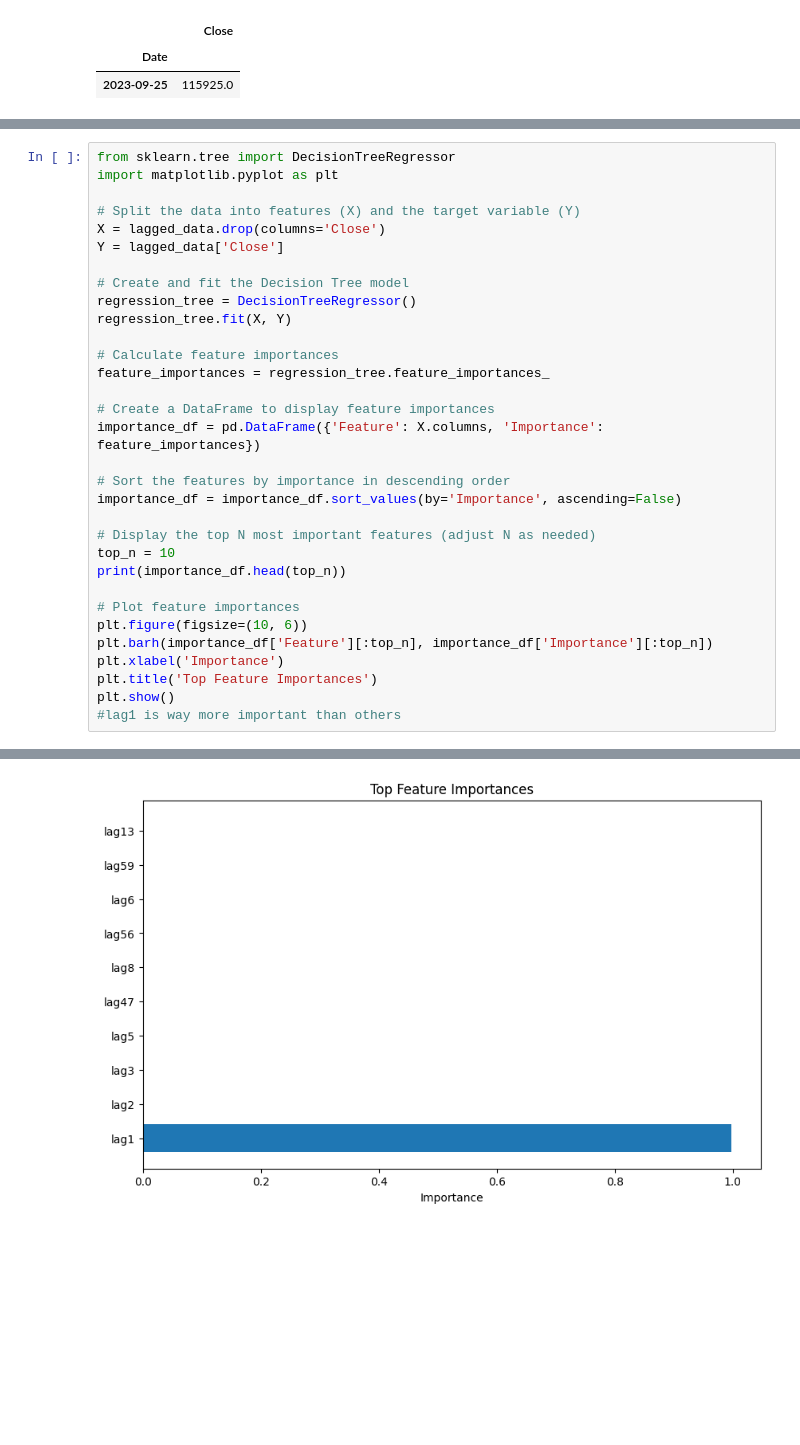
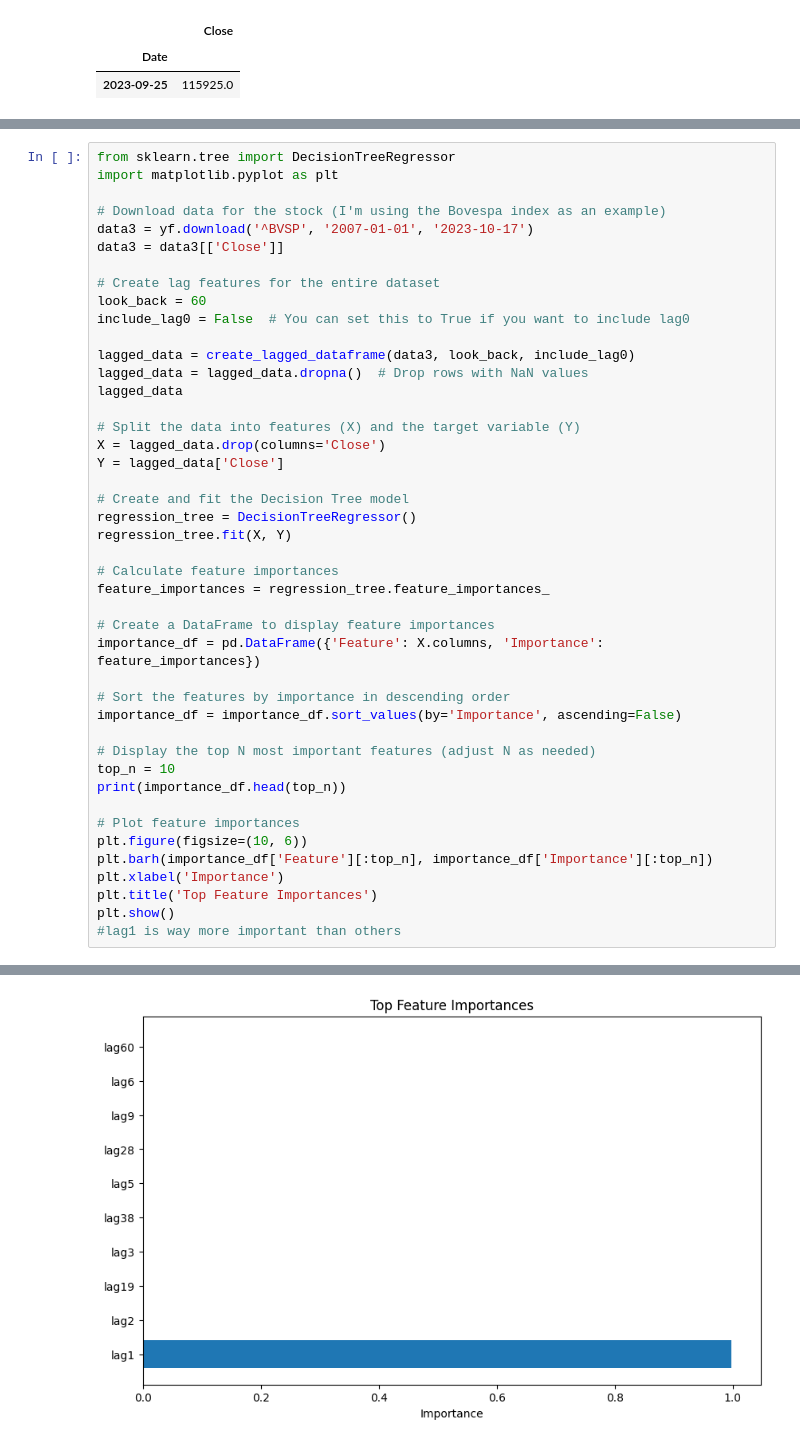
Before and after one commit to marreapato/Forecasting-BVSP-Deep-Learning, a Jupyter notebook: Baseline_Com_Lags.ipynb, the cells around one changed output, grey strips where cells are left out. Saved outputs shown, nothing was run; the diff lists cells and outputs as text; blank space fills up the shorter version.

```diff
--- a/Baseline_Com_Lags.ipynb
+++ b/Baseline_Com_Lags.ipynb
@@ -351,6 +373,18 @@ Date                                                ...
 # %%
 from sklearn.tree import DecisionTreeRegressor
 import matplotlib.pyplot as plt
+
+# Download data for the stock (I'm using the Bovespa index as an example)
+data3 = yf.download('^BVSP', '2007-01-01', '2023-10-17')
+data3 = data3[['Close']]
+
+# Create lag features for the entire dataset
+look_back = 60
+include_lag0 = False  # You can set this to True if you want to include lag0
+
+lagged_data = create_lagged_dataframe(data3, look_back, include_lag0)
+lagged_data = lagged_data.dropna()  # Drop rows with NaN values
+lagged_data
 
 # Split the data into features (X) and the target variable (Y)
 X = lagged_data.drop(columns='Close')
@@ -395 +430 @@ plt.show()
-[figure, old version]
+[figure, new version]
```
Also changed, not shown: parts of 13 cells of this notebook.
